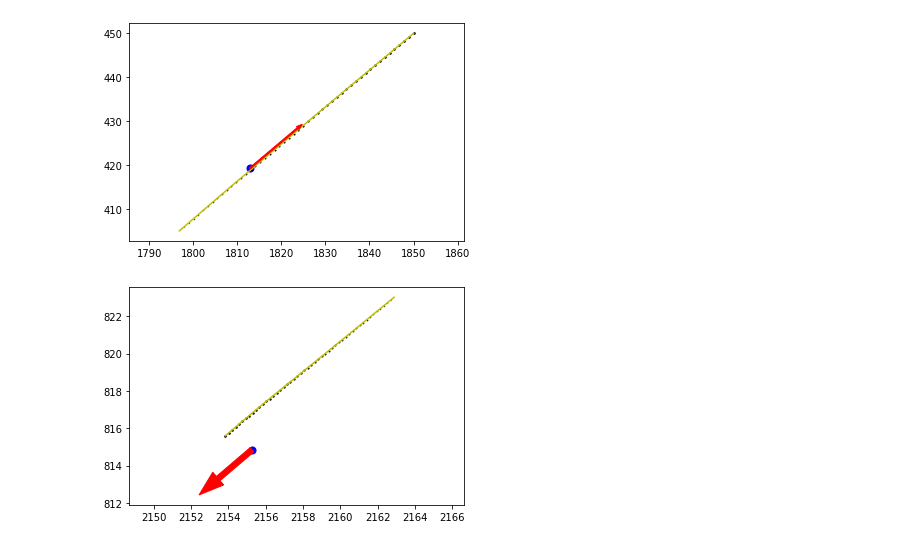
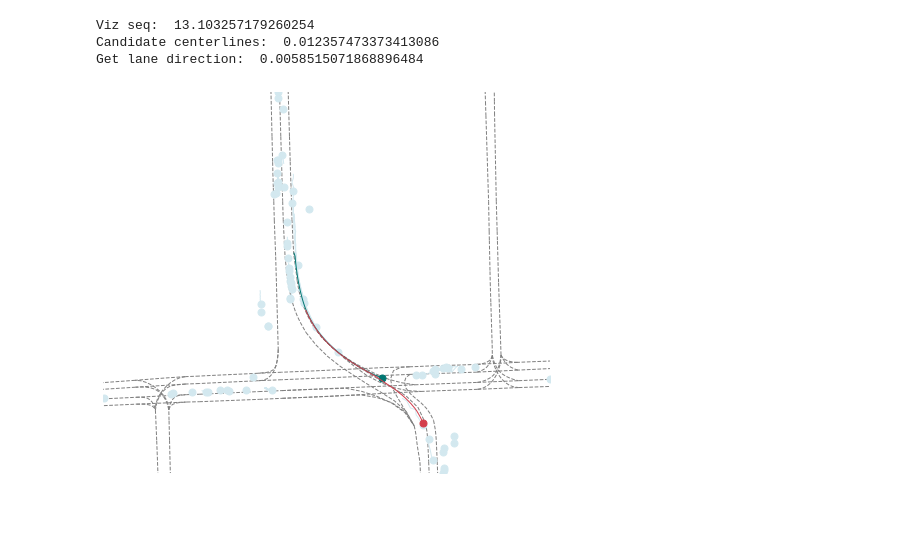
Before and after one commit to Cram3r95/mapfe4mp, a Jupyter notebook: evaluate/argoverse/test_argoverse_forecasting_map.ipynb, the cells around one changed output. Drawn from its saved outputs; the diff is of its cells as text; code cells hidden in the pictures; blank space fills up the shorter version.

Commit message:
Work on goals extraction using centerlines

```diff
--- a/evaluate/argoverse/test_argoverse_forecasting_map.ipynb
+++ b/evaluate/argoverse/test_argoverse_forecasting_map.ipynb
@@ -1,16 +1,25 @@
 # %%
-from argoverse.data_loading.argoverse_forecasting_loader import ArgoverseForecastingLoader
 import git
 import sys
 import os
+import time
+
+import model.datasets.argoverse.dataset as dataset
+import model.datasets.argoverse.dataset_utils as dataset_utils
+
+from argoverse.data_loading.argoverse_forecasting_loader import ArgoverseForecastingLoader
+from argoverse.visualization.visualize_sequences import viz_sequence
+from argoverse.map_representation.map_api import ArgoverseMap
 
 repo = git.Repo('.', search_parent_directories=True)
 BASE_DIR = repo.working_tree_dir
 sys.path.append(BASE_DIR)
 
-##set root_dir to the correct path to your dataset folder
-root_dir = os.path.join(BASE_DIR,'data/datasets/argoverse/motion-forecasting/forecasting_sample/data/')
+# Set root_dir to the correct path to your dataset folder
 
+root_dir = os.path.join(BASE_DIR,'data/datasets/argoverse/motion-forecasting/val/data/')
+
+avm = ArgoverseMap()
 afl = ArgoverseForecastingLoader(root_dir)
 
 print('Total number of sequences:',len(afl))
@@ -49,15 +28,37 @@ candidate_centerlines = avm.get_candidate_centerlines_for_traj(agent_obs_traj, a
-# %%
-
-
-index = 2
-seq_path = afl.seq_list[index]
-agent_traj = afl.get(seq_path).agent_traj
-lane_direction = avm.get_lane_direction(agent_traj[0], afl[index].city, visualize=True)
-
-index = 3
-seq_path = afl.seq_list[index]
-agent_traj = afl.get(seq_path).agent_traj
-lane_direction = avm.get_lane_direction(agent_traj[0], afl[index].city, visualize=True)
-# %% [output]
-[figure, removed]
-[figure, removed]
+# %%
+seq_path = f"{root_dir}/11.csv"
+viz = True
+
+# Visualize sequence
+
+start = time.time()
+viz_sequence(afl.get(seq_path).seq_df, show=viz)
+end = time.time()
+print("Viz seq: ", end-start)
+
+obs_len = 20
+obs_origin = 20
+
+data = dataset_utils.read_file(seq_path)
+origin_pos, city_name = dataset_utils.get_origin_and_city(data,obs_origin)
+
+# Visualize candidate centerlines
+
+agent_obs_traj = afl.get(seq_path).agent_traj[:obs_len]
+start = time.time()
+candidate_centerlines = avm.get_candidate_centerlines_for_traj(agent_obs_traj, city_name, viz=viz)
+end = time.time()
+print("Candidate centerlines: ", end-start)
+
+# Visualize lane direction in the last observation frame
+
+agent_traj = afl.get(seq_path).agent_traj
+start = time.time()
+lane_direction = avm.get_lane_direction(agent_traj[0], city_name, visualize=viz)
+end = time.time()
+print("Get lane direction: ", end-start)
+# %% [output]
+Viz seq:  13.103257179260254
+Candidate centerlines:  0.012357473373413086
+Get lane direction:  0.0058515071868896484
+[figure, added]
```
Also changed, not shown: parts of 4 cells of this notebook, 14 other files.
